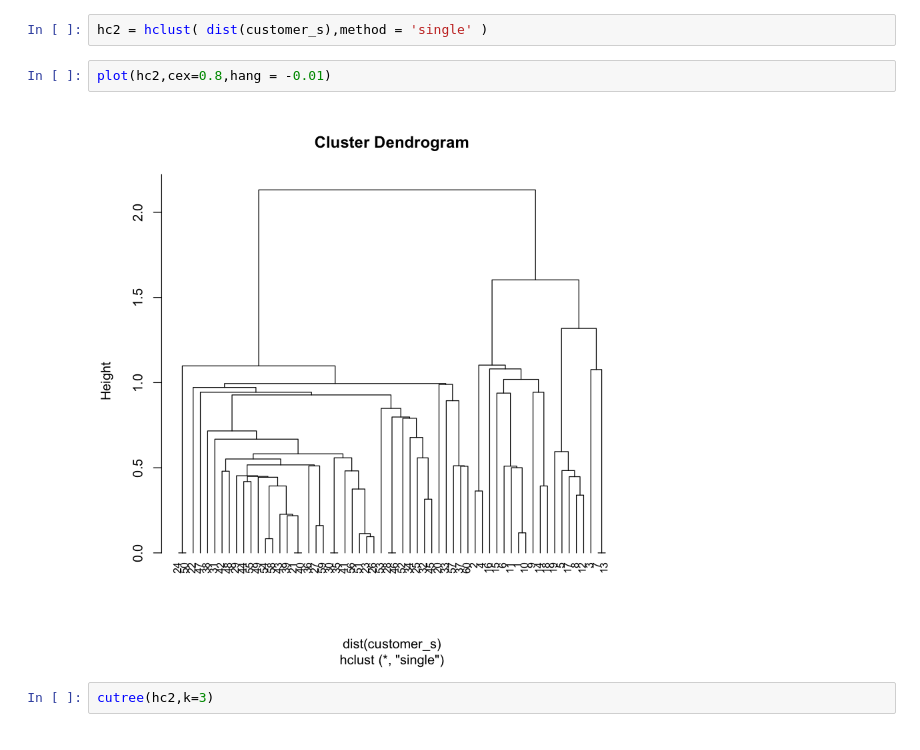
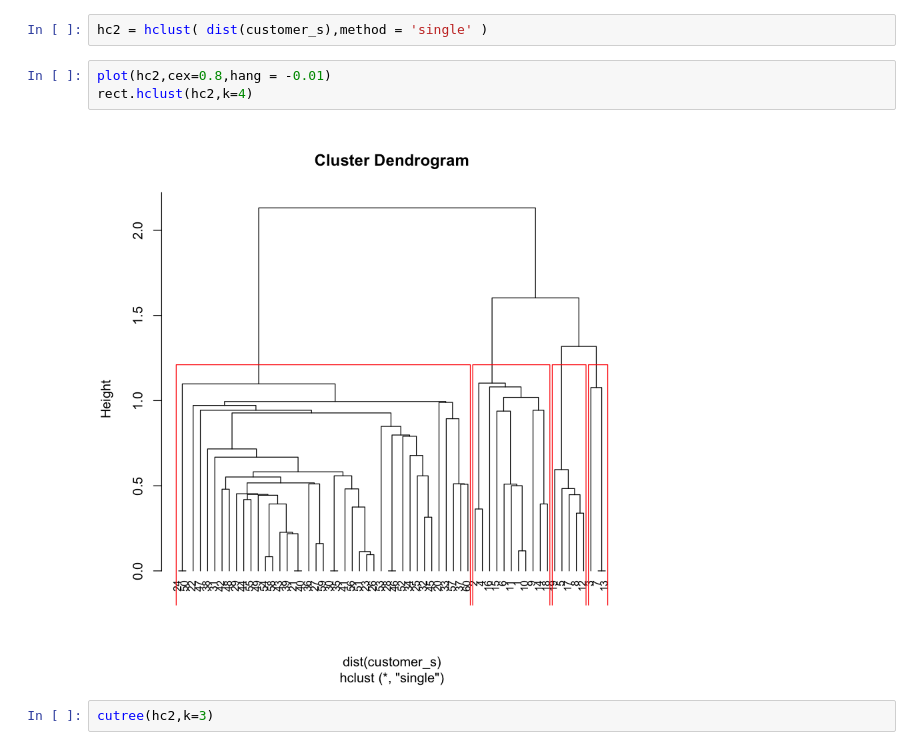
Before and after one commit to YuHsuanLin/riii, a Jupyter notebook: cb102/cb102_20180824.ipynb, the cells around one changed output. Cells and saved outputs as stored; diff of their text form.

```diff
--- a/cb102/cb102_20180824.ipynb
+++ b/cb102/cb102_20180824.ipynb
@@ -123,8 +123,9 @@ summary(customer[fit == 2,])
 hc2 = hclust( dist(customer_s),method = 'single' )
 # %%
 plot(hc2,cex=0.8,hang = -0.01)
+rect.hclust(hc2,k=4)
 # %% [output]
-[figure, old version]
+[figure, new version]
 # %%
 cutree(hc2,k=3)
 # %% [output]
```
Also changed, not shown: parts of 12 cells of this notebook.
